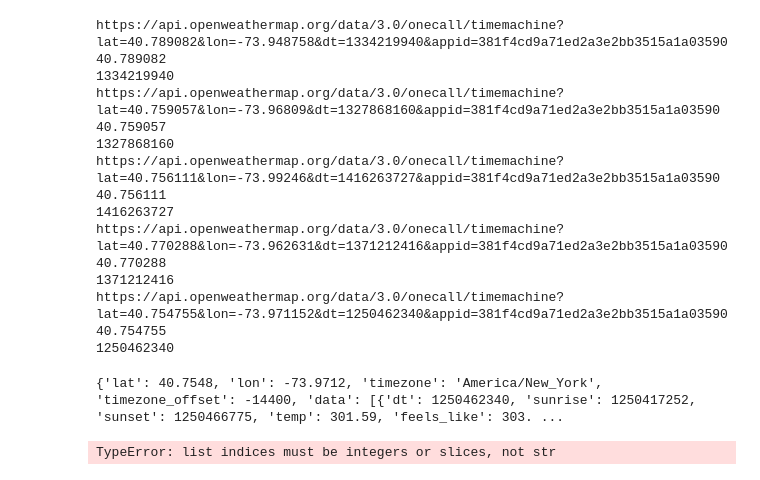
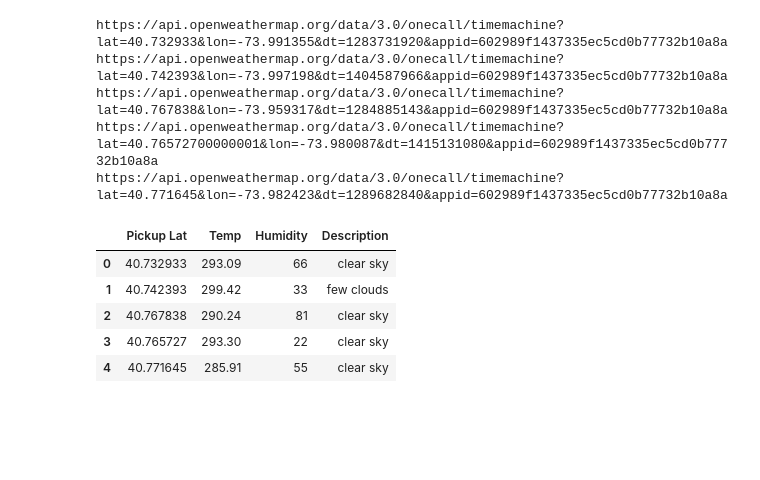
Before and after one commit to WillMcDonald25/project_1_group2, a Jupyter notebook: main.ipynb, the cells around one changed output. Drawn from its saved outputs; the diff is of its cells as text; code cells hidden in the pictures; blank space fills up the shorter version.

```diff
--- a/main.ipynb
+++ b/main.ipynb
@@ -78,38 +86,37 @@ clean_df
 # %%
-temp = []
-hum = []
-desc = []
+# Making the list for data
+uber_data = []
 
-for index, row in clean_df.iterrows():
+# Looping through the data
+for i, row in clean_df.iterrows():
 
-# for row in uber:
+    # Gathering the latitude, longitude, and pickup time
     lat = row['Pickup Lat']
     lon = row['Pickup Lon']
     date = row['Date Formatted Final'].astype(int)
-    query_url = f"{url}lat={lat}&lon={lon}&dt={date}&appid={api_key}"
-    response = requests.get(query_url)
-    response_json = response.json()
-    temp.append(response[])
+
+    # Making the query for the search using the varibles
+    query_url = f"{url}lat={lat}&lon={lon}&dt={date}&appid={weather_api_key}"
+
+    print(query_url)
+
+    # Getting the info from the api
+    response = requests.get(query_url).json()
+
+    # Gathering variables for statistics
+    temp = response['data'][0]['temp']
+    hum = response['data'][0]['humidity']
+    desc = response['data'][0]['weather'][0]['description']
+
+    # Placing variables into a dictionary
+    uber_data.append({"Pickup Lat": lat,
+                            "Temp": temp,
+                            "Humidity": hum,
+                            "Description": desc
+    })
 # %% [output]
-https://api.openweathermap.org/data/3.0/onecall/timemachine?lat=40.789082&lon=-73.948758&dt=1334219940&appid=381f4cd9a71ed2a3e2bb3515a1a03590
-40.789082
-1334219940
-https://api.openweathermap.org/data/3.0/onecall/timemachine?lat=40.759057&lon=-73.96809&dt=1327868160&appid=381f4cd9a71ed2a3e2bb3515a1a03590
-40.759057
-1327868160
-https://api.openweathermap.org/data/3.0/onecall/timemachine?lat=40.756111&lon=-73.99246&dt=1416263727&appid=381f4cd9a71ed2a3e2bb3515a1a03590
-40.756111
-1416263727
-https://api.openweathermap.org/data/3.0/onecall/timemachine?lat=40.770288&lon=-73.962631&dt=1371212416&appid=381f4cd9a71ed2a3e2bb3515a1a03590
-40.770288
-1371212416
-https://api.openweathermap.org/data/3.0/onecall/timemachine?lat=40.754755&lon=-73.971152&dt=1250462340&appid=381f4cd9a71ed2a3e2bb3515a1a03590
-40.754755
-1250462340
+https://api.openweathermap.org/data/3.0/onecall/timemachine?lat=40.732933&lon=-73.991355&dt=1283731920&appid=602989f1437335ec5cd0b77732b10a8a
+https://api.openweathermap.org/data/3.0/onecall/timemachine?lat=40.742393&lon=-73.997198&dt=1404587966&appid=602989f1437335ec5cd0b77732b10a8a
+https://api.openweathermap.org/data/3.0/onecall/timemachine?lat=40.767838&lon=-73.959317&dt=1284885143&appid=602989f1437335ec5cd0b77732b10a8a
+https://api.openweathermap.org/data/3.0/onecall/timemachine?lat=40.76572700000001&lon=-73.980087&dt=1415131080&appid=602989f1437335ec5cd0b77732b10a8a
+https://api.openweathermap.org/data/3.0/onecall/timemachine?lat=40.771645&lon=-73.982423&dt=1289682840&appid=602989f1437335ec5cd0b77732b10a8a
-# %%
-response = requests.get(query_url)
-response_json = response.json()
-
-print(response_json)
-# %% [output]
-{'lat': 40.7548, 'lon': -73.9712, 'timezone': 'America/New_York', 'timezone_offset': -14400, 'data': [{'dt': 1250462340, 'sunrise': 1250417252, 'sunset': 1250466775, 'temp': 301.59, 'feels_like': 303. ...
@@ -123,6 +123,12 @@ weather_df = {'Temperature':temp,
-# %%
-row['Temperatur'] = response_json['data']['temp']
-row['Humidity'] = response_json['data']['humidity']
-row['Desccription'] = response_json['data']['weather']['description']
-# %% [output]
-TypeError: list indices must be integers or slices, not str
+# %%
+# Making the weather dataframe
+weather_df = pd.DataFrame(uber_data)
+
+weather_df.head()
+# %% [output]
+|  | Pickup Lat | Temp | Humidity | Description |
+| 0 | 40.732933 | 293.09 | 66 | clear sky |
+| 1 | 40.742393 | 299.42 | 33 | few clouds |
+| 2 | 40.767838 | 290.24 | 81 | clear sky |
+| 3 | 40.765727 | 293.30 | 22 | clear sky |
+| 4 | 40.771645 | 285.91 | 55 | clear sky |
```
Also changed, not shown: parts of 10 cells of this notebook.
